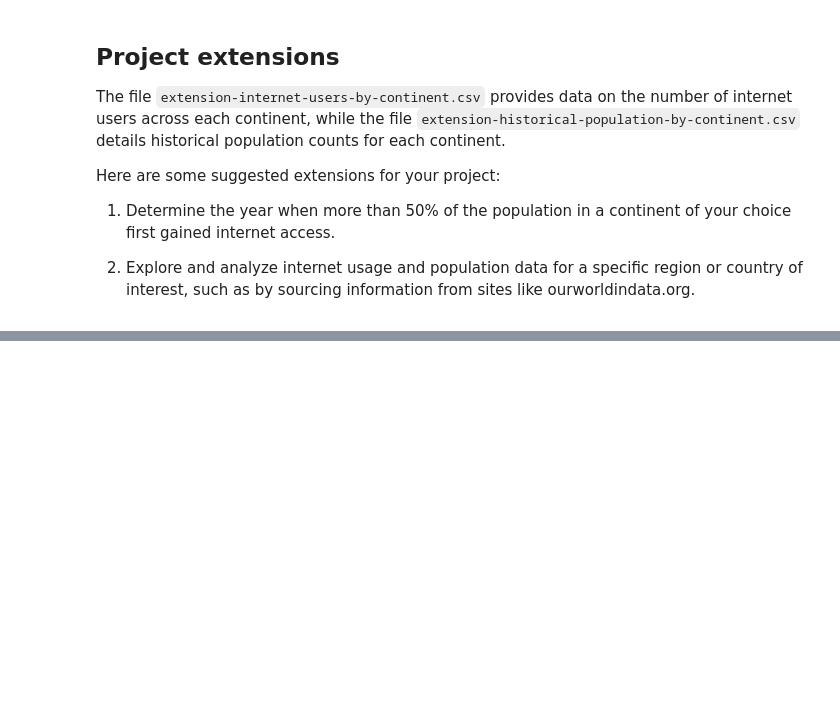
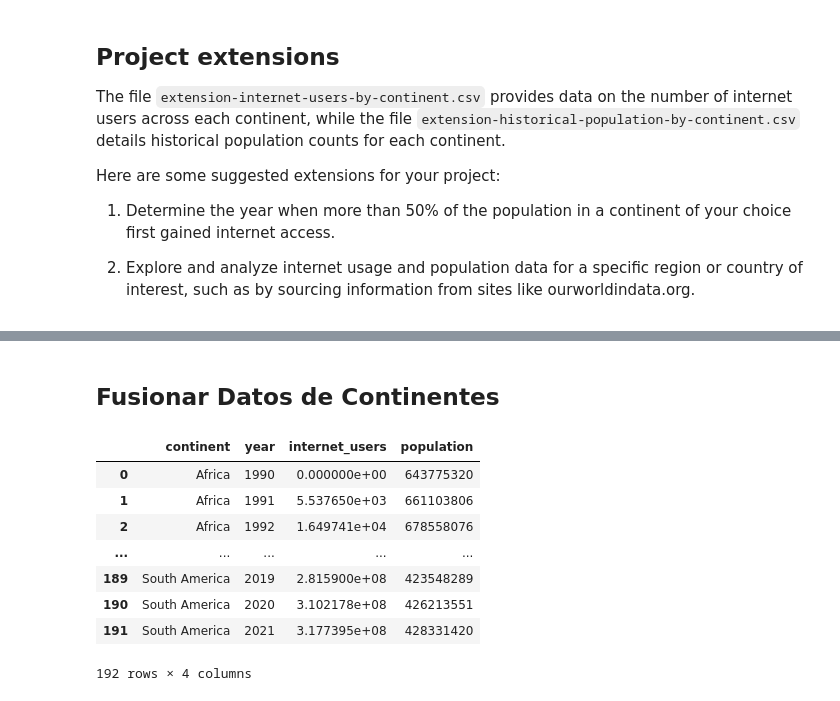
Before and after one commit to IvanRosP/IvanRosP.github.io, a Jupyter notebook: world_connected_project_177573.ipynb, the cells around one changed output, grey strips where cells are left out. Cells and saved outputs as stored; diff of their text form; code cells hidden in the pictures; blank space fills up the shorter version.

```diff
--- a/world_connected_project_177573.ipynb
+++ b/world_connected_project_177573.ipynb
@@ -167,2 +243,17 @@ internet_users_by_continent
 # %%
 # YOUR CODE HERE (add new cells as needed)
+# %% [markdown]
+## Fusionar Datos de Continentes
+# %%
+df_continent = pd.merge(internet_users_by_continent, population_by_continent, on=['year', 'continent'], how='inner')
+df_continent
+# %% [output]
+|  | continent | year | internet_users | population |
+| 0 | Africa | 1990 | 0.000000e+00 | 643775320 |
+| 1 | Africa | 1991 | 5.537650e+03 | 661103806 |
+| 2 | Africa | 1992 | 1.649741e+04 | 678558076 |
+| ... | ... | ... | ... | ... |
+| 189 | South America | 2019 | 2.815900e+08 | 423548289 |
+| 190 | South America | 2020 | 3.102178e+08 | 426213551 |
+| 191 | South America | 2021 | 3.177395e+08 | 428331420 |
+192 rows × 4 columns
```
Also changed, not shown: parts of 15 cells of this notebook.
